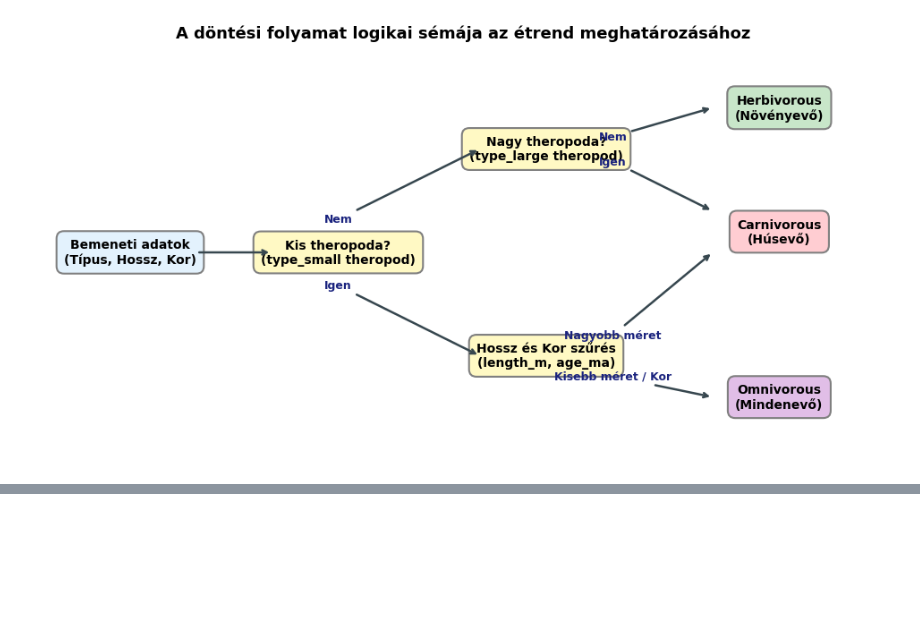
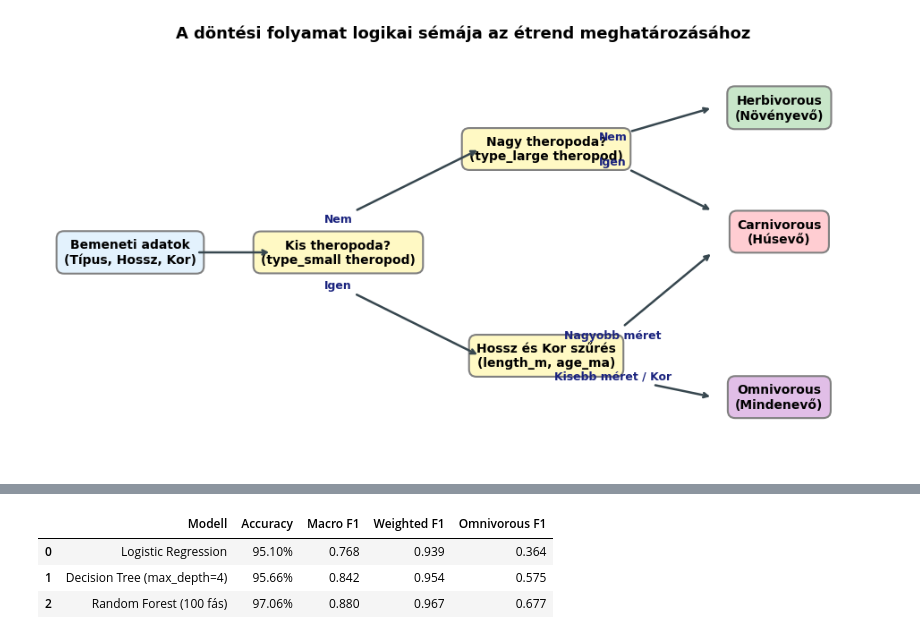
Before and after one commit to MTZBRN/dino-project, a Jupyter notebook: dino_project.ipynb, the cells around one changed output, grey strips where cells are left out. Cells and saved outputs as stored; diff of their text form; code cells hidden in the pictures; blank space fills up the shorter version.

```diff
--- a/dino_project.ipynb
+++ b/dino_project.ipynb
@@ -350,0 +554,17 @@ Modell pontossága a teszthalmazon: 95.66%
+# %%
+from sklearn.model_selection import train_test_split
+from sklearn.metrics import accuracy_score, classification_report, confusion_matrix
+
+# Az adatokat 80% tanító- és 20% teszthalmazra bontjuk.
+# A stratify=y megőrzi az étrendi osztályok arányát mindkét részhalmazban.
+X_train, X_test, y_train, y_test = train_test_split(
+    X,
+    y,
+    test_size=0.2,
+    random_state=42,
+    stratify=y
+)
+
+print("Teljes adathalmaz:", X.shape)
+print("Tanítóhalmaz:", X_train.shape)
+print("Teszthalmaz:", X_test.shape)
@@ -1052,0 +960,44 @@ plt.show()
+# %%
+from sklearn.metrics import f1_score
+
+omnivorous_idx = le.transform(['omnivorous'])[0]
+
+comparison_df = pd.DataFrame({
+    'Modell': [
+        'Logistic Regression',
+        'Decision Tree (max_depth=4)',
+        'Random Forest (100 fás)'
+    ],
+    'Accuracy': [
+        accuracy_score(y_test, y_pred_log),
+        accuracy_score(y_test, y_pred),
+        accuracy_score(y_test, y_pred_rf)
+    ],
+    'Macro F1': [
+        f1_score(y_test, y_pred_log, average='macro'),
+        f1_score(y_test, y_pred, average='macro'),
+        f1_score(y_test, y_pred_rf, average='macro')
+    ],
+    'Weighted F1': [
+        f1_score(y_test, y_pred_log, average='weighted'),
+        f1_score(y_test, y_pred, average='weighted'),
+        f1_score(y_test, y_pred_rf, average='weighted')
+    ],
+    'Omnivorous F1': [
+        f1_score(y_test, y_pred_log, average=None)[omnivorous_idx],
+        f1_score(y_test, y_pred, average=None)[omnivorous_idx],
+        f1_score(y_test, y_pred_rf, average=None)[omnivorous_idx]
+    ]
+})
+
+comparison_df.style.format({
+    'Accuracy': '{:.2%}',
+    'Macro F1': '{:.3f}',
+    'Weighted F1': '{:.3f}',
+    'Omnivorous F1': '{:.3f}'
+})
+# %% [output]
+|  | Modell | Accuracy | Macro F1 | Weighted F1 | Omnivorous F1 |
+| 0 | Logistic Regression | 95.10% | 0.768 | 0.939 | 0.364 |
+| 1 | Decision Tree (max_depth=4) | 95.66% | 0.842 | 0.954 | 0.575 |
+| 2 | Random Forest (100 fás) | 97.06% | 0.880 | 0.967 | 0.677 |
```
Also changed, not shown: parts of 50 cells of this notebook.
